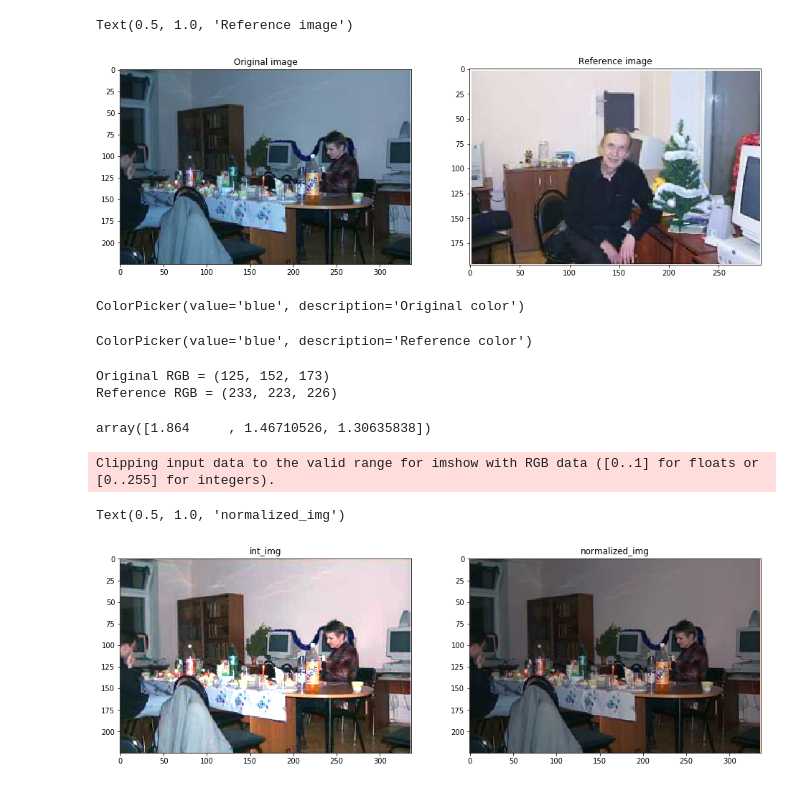
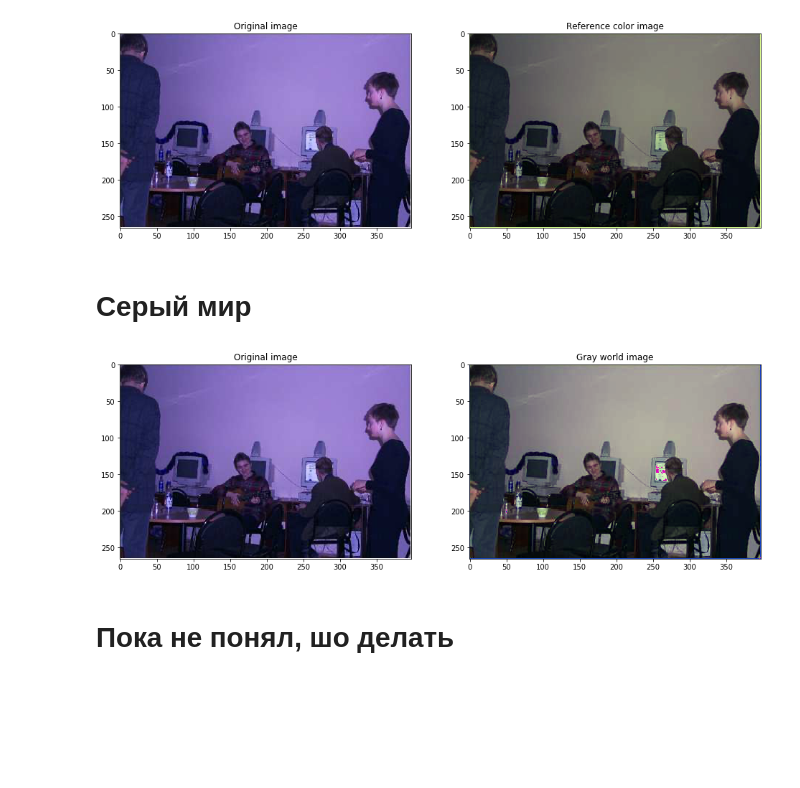
Before and after one commit to mezga-alex/Laboratory-work-SFedU, a Jupyter notebook: Computer Vision/Lab-2-luminance-transformations/Mezga_luminance_transformations.ipynb, the cells around one changed output. Cells and saved outputs as stored; diff of their text form; code cells hidden in the pictures; blank space fills up the shorter version.

```diff
--- a/Computer Vision/Lab-2-luminance-transformations/Mezga_luminance_transformations.ipynb
+++ b/Computer Vision/Lab-2-luminance-transformations/Mezga_luminance_transformations.ipynb
@@ -118,41 +84,9 @@ plt.imshow(orig_image)
 plt.title('Original image')
 
 fig.add_subplot(1, 2, 2)
-plt.imshow(ref_image)
-plt.title('Reference image')
+plt.imshow(reference_color_img)
+plt.title('Reference color image')
+
+plt.show()
 # %% [output]
-Text(0.5, 1.0, 'Reference image')
-[figure, old version]
+[figure, new version]
-# %%
-orig_vg = widgets.ColorPicker(
-    concise=False,
-    description='Original color',
-    value='blue',
-    disabled=False
-)
-orig_vg
-# %% [output]
-ColorPicker(value='blue', description='Original color')
-# %%
-ref_vg = widgets.ColorPicker(
-    concise=False,
-    description='Reference color',
-    value='blue',
-    disabled=False
-)
-ref_vg
-# %% [output]
-ColorPicker(value='blue', description='Reference color')
-# %%
-orig_hex = orig_vg.value.lstrip('#')
-ref_hex = ref_vg.value.lstrip('#')
-
-RGB_orig_color = tuple(int(orig_hex[i:i+2], 16) for i in (0, 2, 4))
-RGB_ref_color = tuple(int(ref_hex[i:i+2], 16) for i in (0, 2, 4))
-
-
-print('Original RGB =', RGB_orig_color)
-print('Reference RGB =', RGB_ref_color)
-# %% [output]
-Original RGB = (125, 152, 173)
-Reference RGB = (233, 223, 226)
@@ -165,4 +92,0 @@ RGB_const = np.array([R_const, G_const, B_const])
-# %%
-RGB_const
-# %% [output]
-array([1.864     , 1.46710526, 1.30635838])
@@ -173,13 +93,33 @@ normilized_img = (x-np.min(x))/(np.max(x)-np.min(x))
+# %% [markdown]
+# Серый мир
+# %%
+def gray_world(np_img):
+    r_mean = np.mean(np_img[:,:,0])
+    g_mean = np.mean(np_img[:,:,1])
+    b_mean = np.mean(np_img[:,:,2])
+
+    avg = (r_mean + g_mean + b_mean) / 3
+
+    temp_img = np.copy(np_img)
+
+    for i, c_mean in enumerate([r_mean, g_mean, b_mean]):
+        temp_img[:,:,i] = temp_img[:,:,i] * avg / c_mean
+
+    return temp_img
+# %%
+gray_world_img = gray_world(orig_image)
 # %%
 fig=plt.figure(figsize=(16, 8))
 fig.add_subplot(1, 2, 1)
-plt.imshow(int_img)
-plt.title('int_img')
+plt.imshow(orig_image)
+plt.title('Original image')
 
 fig.add_subplot(1, 2, 2)
-plt.imshow(normilized_img)
-plt.title('normalized_img')
+plt.imshow(gray_world_img)
+plt.title('Gray world image')
+
+plt.show()
 # %% [output]
-Clipping input data to the valid range for imshow with RGB data ([0..1] for floats or [0..255] for integers).
-Text(0.5, 1.0, 'normalized_img')
-[figure, old version]
+[figure, new version]
+# %% [markdown]
+# Пока не понял, шо делать
```
Also changed, not shown: parts of 14 cells of this notebook.
